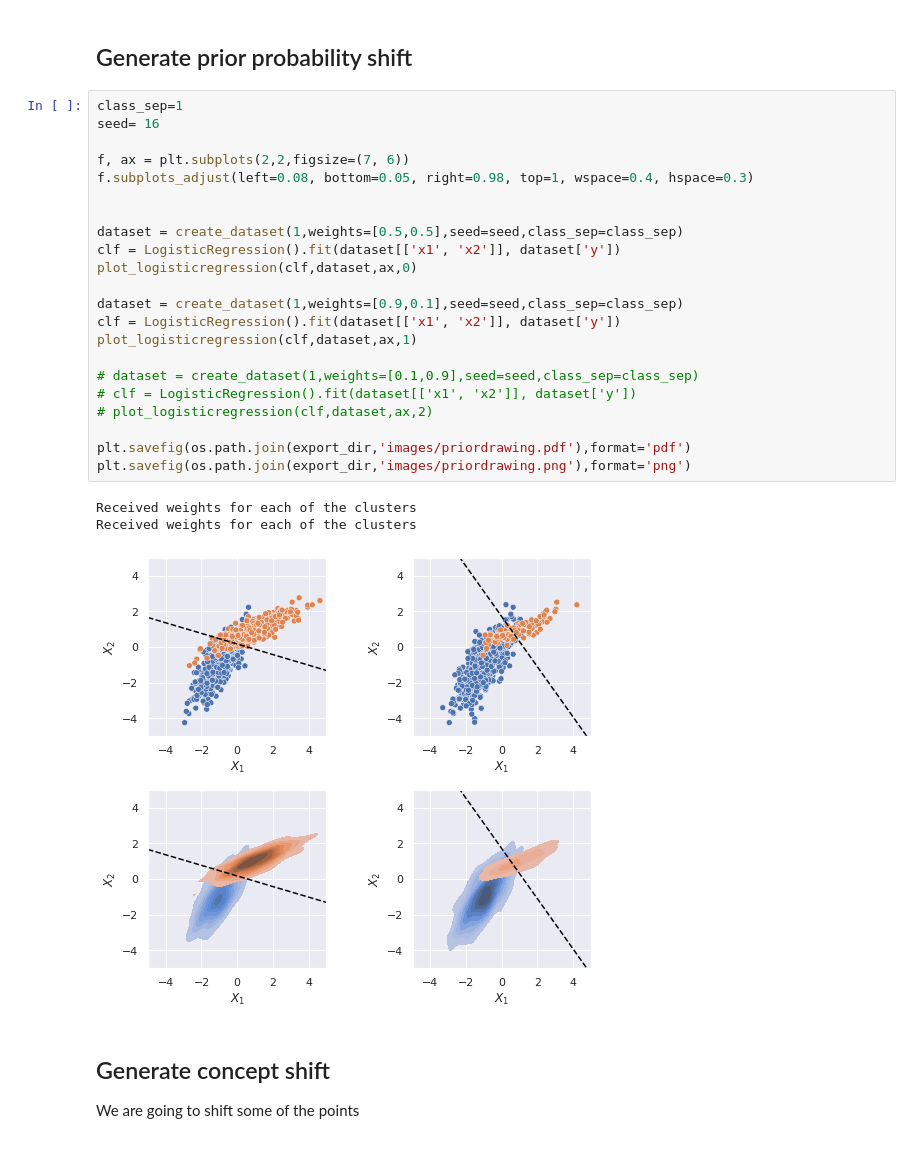
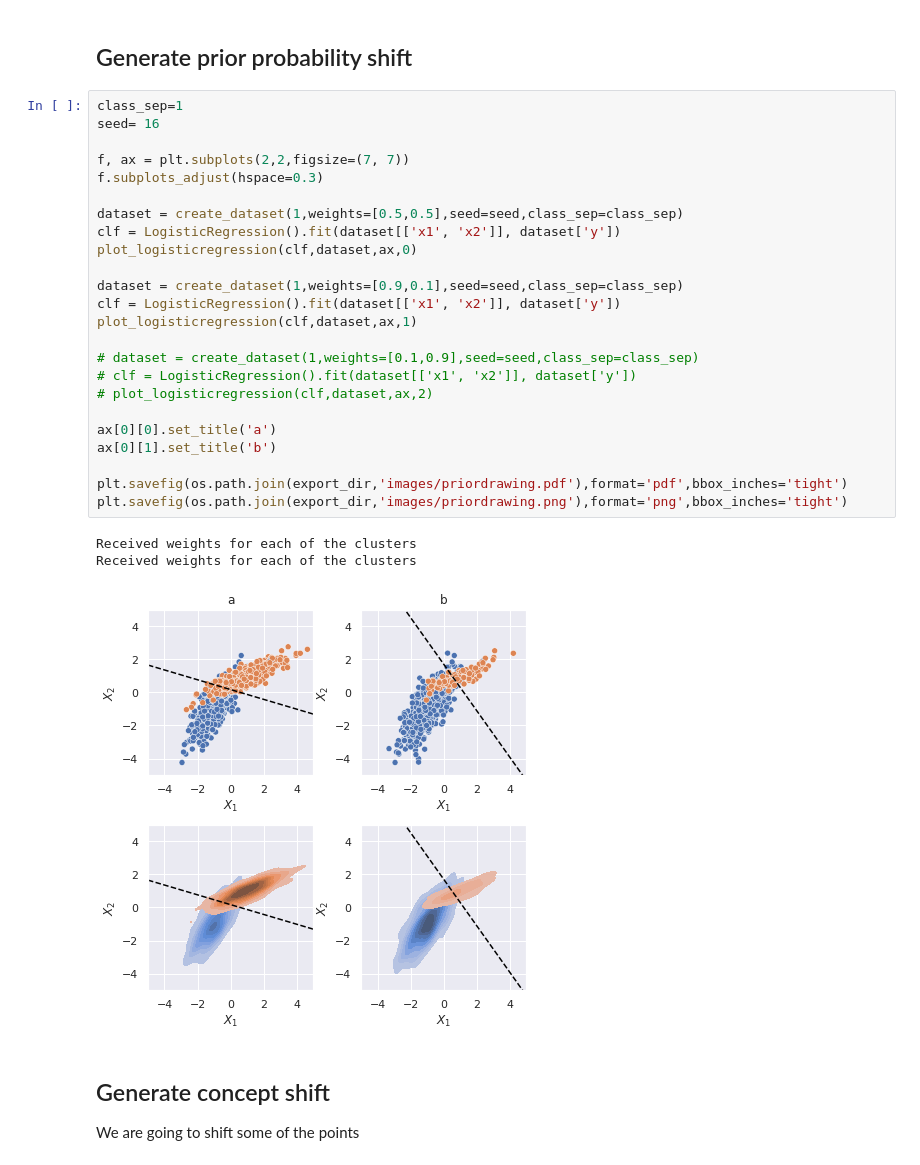
Before and after one commit to pglez82/quant_datasetshift, a Jupyter notebook: datasetshift_drawings.ipynb, the cells around one changed output. Drawn from its saved outputs; the diff is of its cells as text.

```diff
--- a/datasetshift_drawings.ipynb
+++ b/datasetshift_drawings.ipynb
@@ -337,29 +337,31 @@ n_samples_per_cluster [20, 480, 480, 20]
 # %%
 class_sep=1
 seed= 16
 
-f, ax = plt.subplots(2,2,figsize=(7, 6))
-f.subplots_adjust(left=0.08, bottom=0.05, right=0.98, top=1, wspace=0.4, hspace=0.3)
-
+f, ax = plt.subplots(2,2,figsize=(7, 7))
+f.subplots_adjust(hspace=0.3)
 
 dataset = create_dataset(1,weights=[0.5,0.5],seed=seed,class_sep=class_sep)
 clf = LogisticRegression().fit(dataset[['x1', 'x2']], dataset['y'])
 plot_logisticregression(clf,dataset,ax,0)
 
 dataset = create_dataset(1,weights=[0.9,0.1],seed=seed,class_sep=class_sep)
 clf = LogisticRegression().fit(dataset[['x1', 'x2']], dataset['y'])
 plot_logisticregression(clf,dataset,ax,1)
 
 # dataset = create_dataset(1,weights=[0.1,0.9],seed=seed,class_sep=class_sep)
 # clf = LogisticRegression().fit(dataset[['x1', 'x2']], dataset['y'])
 # plot_logisticregression(clf,dataset,ax,2)
 
-plt.savefig(os.path.join(export_dir,'images/priordrawing.pdf'),format='pdf')
-plt.savefig(os.path.join(export_dir,'images/priordrawing.png'),format='png')
+ax[0][0].set_title('a')
+ax[0][1].set_title('b')
+
+plt.savefig(os.path.join(export_dir,'images/priordrawing.pdf'),format='pdf',bbox_inches='tight')
+plt.savefig(os.path.join(export_dir,'images/priordrawing.png'),format='png',bbox_inches='tight')
 # %% [output]
 Received weights for each of the clusters
 Received weights for each of the clusters
-[figure, old version]
+[figure, new version]
 # %% [markdown]
 ## Generate concept shift
 We are going to shift some of the points
```
Also changed, not shown: parts of 2 cells of this notebook.
